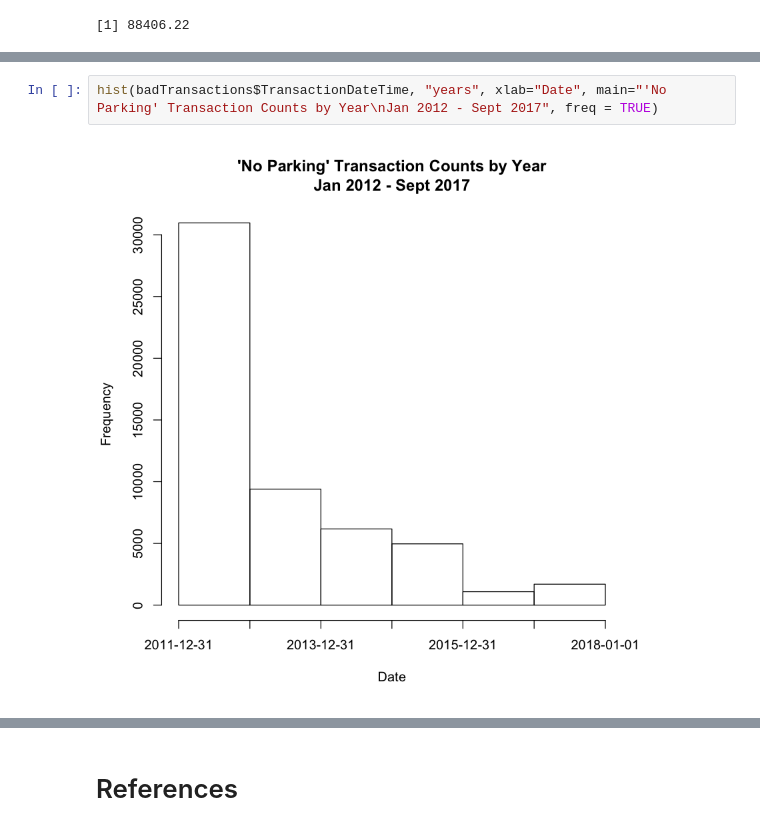
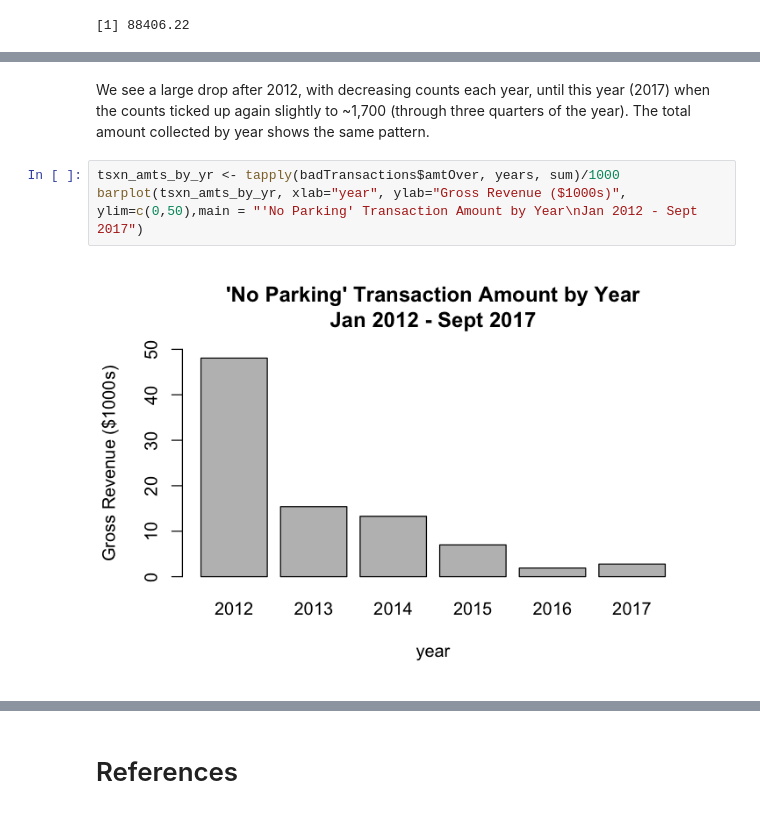
Before and after one commit to rexthompson/DATA-512-Final-Project, a Jupyter notebook: DATA-512-Final-Project.ipynb, the cells around one changed output, grey strips where cells are left out. Saved outputs shown, nothing was run; the diff lists cells and outputs as text.

```diff
--- a/DATA-512-Final-Project.ipynb
+++ b/DATA-512-Final-Project.ipynb
@@ -223,4 +258,7 @@ The second research question asks whether this practice is still going on to thi
+# %% [markdown]
+We see a large drop after 2012, with decreasing counts each year, until this year (2017) when the counts ticked up again slightly to ~1,700 (through three quarters of the year). The total amount collected by year shows the same pattern.
 # %%
-hist(badTransactions$TransactionDateTime, "years", xlab="Date", main="'No Parking' Transaction Counts by Year\nJan 2012 - Sept 2017", freq = TRUE)
+tsxn_amts_by_yr <- tapply(badTransactions$amtOver, years, sum)/1000
+barplot(tsxn_amts_by_yr, xlab="year", ylab="Gross Revenue ($1000s)", ylim=c(0,50),main = "'No Parking' Transaction Amount by Year\nJan 2012 - Sept 2017")
 # %% [output]
-[figure, old version]
+[figure, new version]
```
Also changed, not shown: parts of 60 cells of this notebook, 1 other file.
